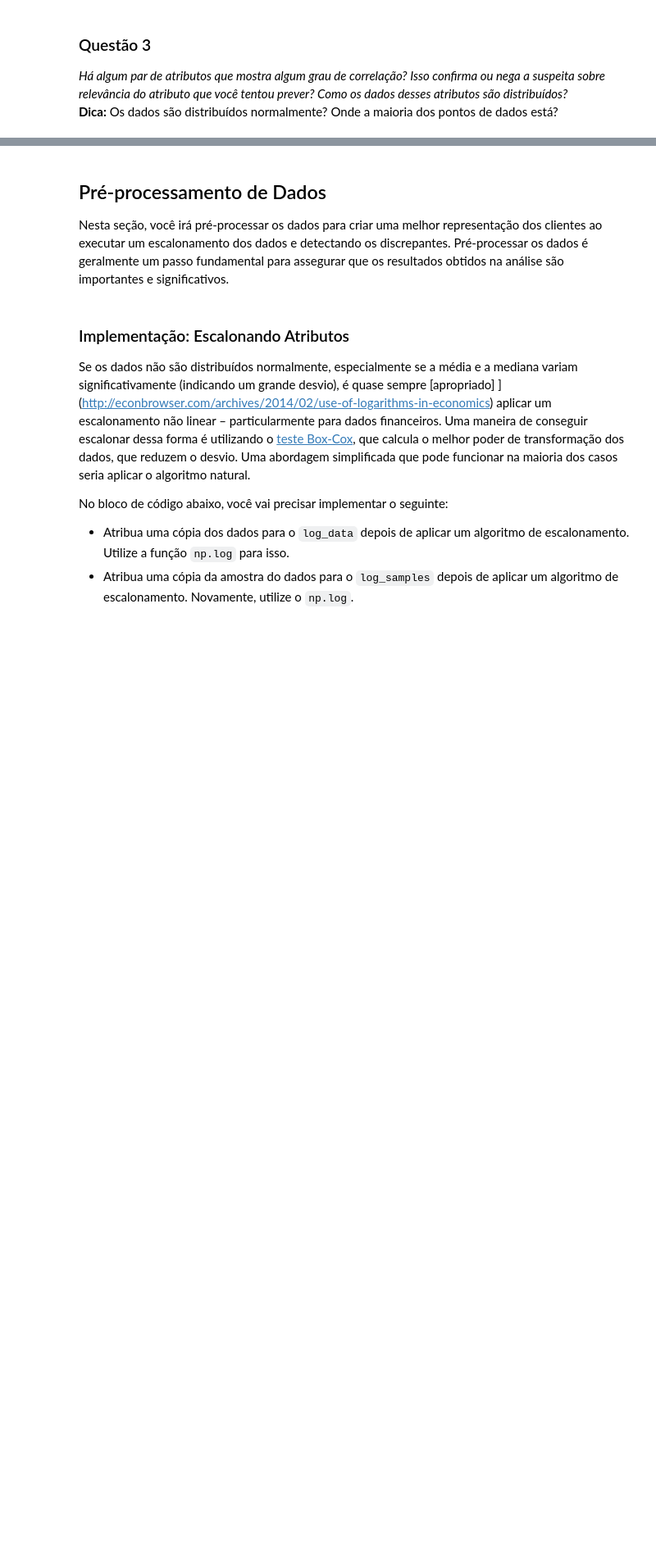
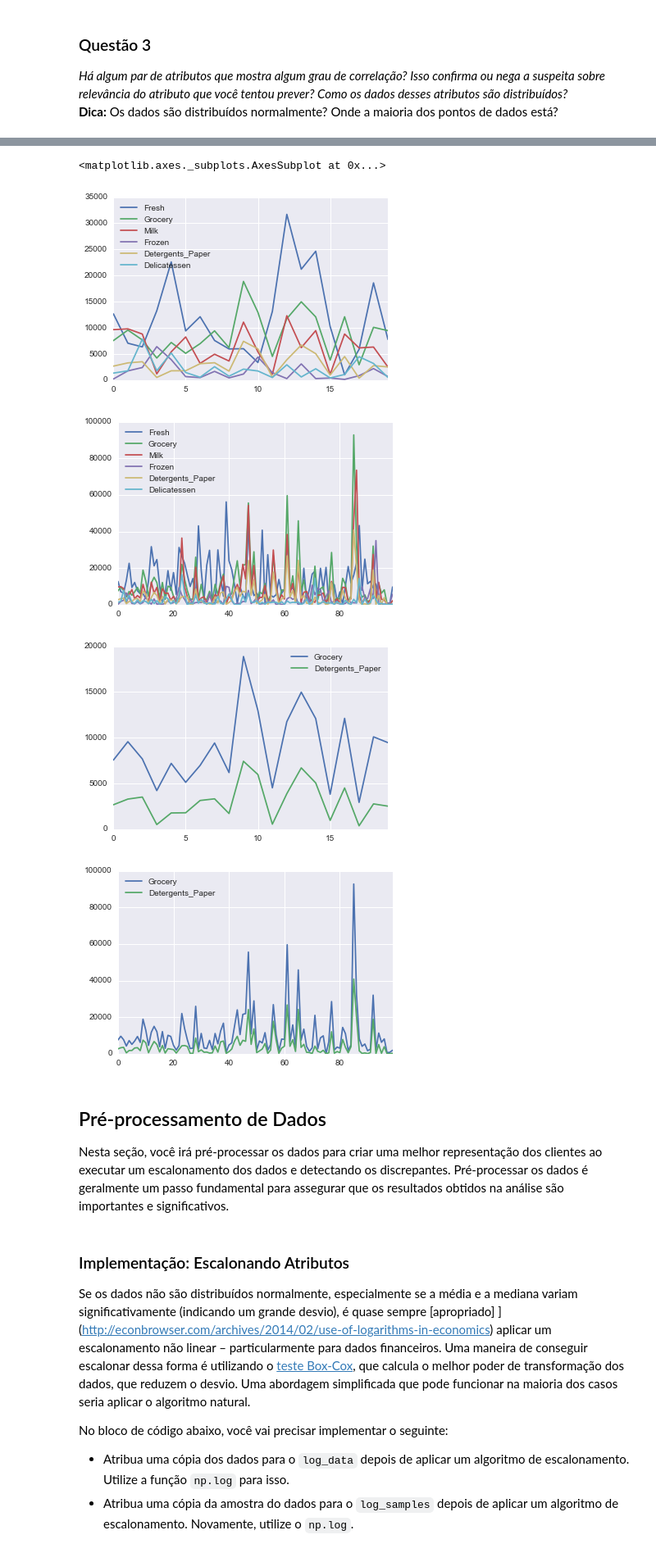
Before and after one commit to MarcusWiilo/customer_segments, a Jupyter notebook: customer_segments_PT.ipynb, the cells around one changed output, grey strips where cells are left out. Shown at 82% size. Cells and saved outputs as stored; diff of their text form; code cells hidden in the pictures; blank space fills up the shorter version.

```diff
--- a/customer_segments_PT.ipynb
+++ b/customer_segments_PT.ipynb
@@ -197,3 +192,15 @@ sns.pairplot(data);
+# %%
+# Implementação de visualização e entendimento da correlação entre os dados
+data[['Fresh', 'Grocery', 'Milk', 'Frozen', 'Detergents_Paper', 'Delicatessen']].head(20).plot()
+data[['Fresh', 'Grocery', 'Milk', 'Frozen', 'Detergents_Paper', 'Delicatessen']].head(100).plot()
+data[['Grocery', 'Detergents_Paper']].head(20).plot()
+data[['Grocery', 'Detergents_Paper']].head(100).plot()
+# %% [output]
+<matplotlib.axes._subplots.AxesSubplot at 0x...>
+[figure, added]
+[figure, added]
+[figure, added]
+[figure, added]
 # %% [markdown]
 ## Pré-processamento de Dados
 Nesta seção, você irá pré-processar os dados para criar uma melhor representação dos clientes ao executar um escalonamento dos dados e detectando os discrepantes. Pré-processar os dados é geralmente um passo fundamental para assegurar que os resultados obtidos na análise são importantes e significativos.
```
Also changed, not shown: parts of 4 cells of this notebook.
